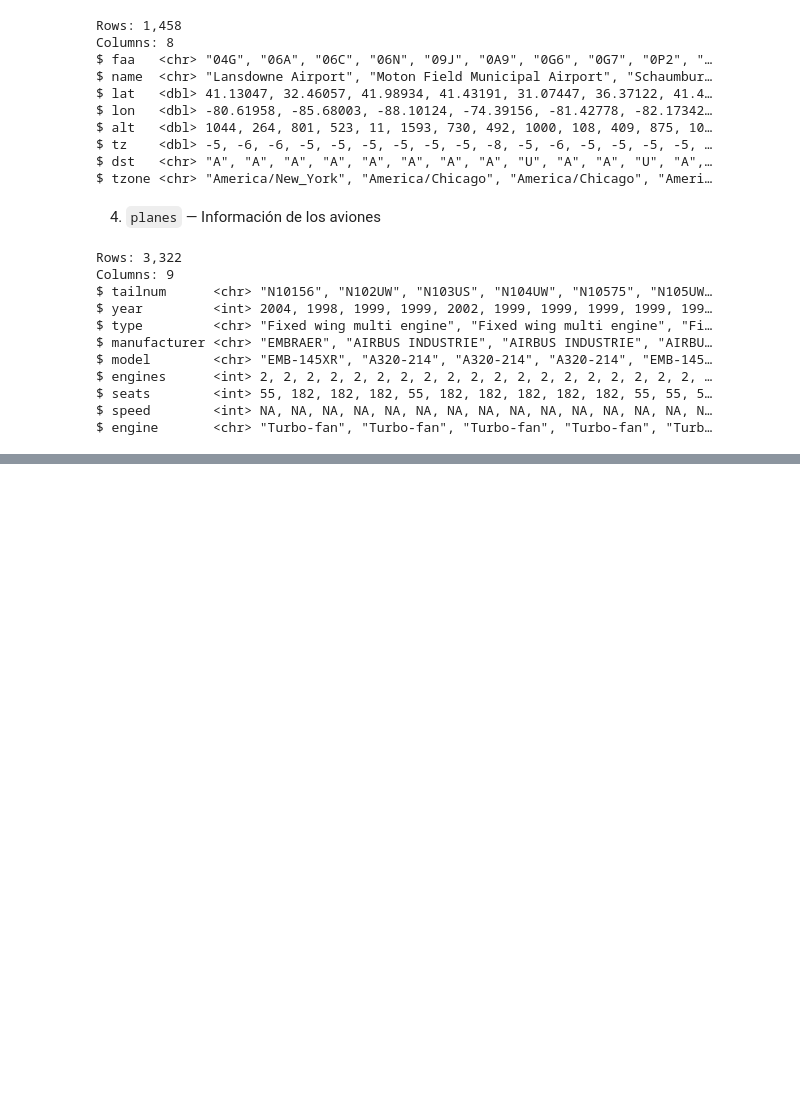
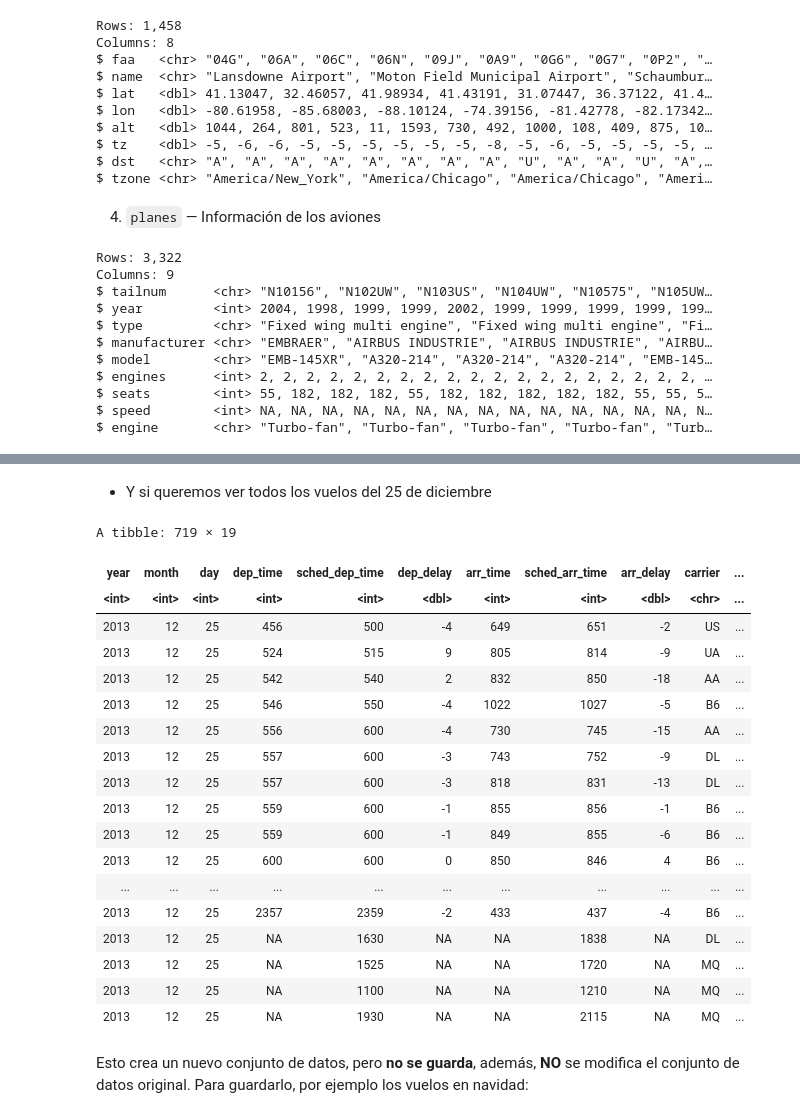
Before and after one commit to ednavivianasegura/ERAP_Curso_R, a Jupyter notebook: ERAP_R_Course.ipynb, the cells around one changed output, grey strips where cells are left out. Saved outputs shown, nothing was run; the diff lists cells and outputs as text; code cells hidden in the pictures; blank space fills up the shorter version.

```diff
--- a/ERAP_R_Course.ipynb
+++ b/ERAP_R_Course.ipynb
@@ -275,0 +436,26 @@ $ engine       <chr> "Turbo-fan", "Turbo-fan", "Turbo-fan", "Turbo-fan", "Turb
+# %% [markdown]
+- Y si queremos ver todos los vuelos del 25 de diciembre
+# %%
+filter(flights,month==12,day==25)
+# %% [output]
+A tibble: 719 × 19
+| year | month | day | dep_time | sched_dep_time | dep_delay | arr_time | sched_arr_time | arr_delay | carrier | ... |
+| <int> | <int> | <int> | <int> | <int> | <dbl> | <int> | <int> | <dbl> | <chr> | ... |
+| 2013 | 12 | 25 | 456 | 500 | -4 | 649 | 651 | -2 | US | ... |
+| 2013 | 12 | 25 | 524 | 515 | 9 | 805 | 814 | -9 | UA | ... |
+| 2013 | 12 | 25 | 542 | 540 | 2 | 832 | 850 | -18 | AA | ... |
+| 2013 | 12 | 25 | 546 | 550 | -4 | 1022 | 1027 | -5 | B6 | ... |
+| 2013 | 12 | 25 | 556 | 600 | -4 | 730 | 745 | -15 | AA | ... |
+| 2013 | 12 | 25 | 557 | 600 | -3 | 743 | 752 | -9 | DL | ... |
+| 2013 | 12 | 25 | 557 | 600 | -3 | 818 | 831 | -13 | DL | ... |
+| 2013 | 12 | 25 | 559 | 600 | -1 | 855 | 856 | -1 | B6 | ... |
+| 2013 | 12 | 25 | 559 | 600 | -1 | 849 | 855 | -6 | B6 | ... |
+| 2013 | 12 | 25 | 600 | 600 | 0 | 850 | 846 | 4 | B6 | ... |
+| ... | ... | ... | ... | ... | ... | ... | ... | ... | ... | ... |
+| 2013 | 12 | 25 | 2357 | 2359 | -2 | 433 | 437 | -4 | B6 | ... |
+| 2013 | 12 | 25 | NA | 1630 | NA | NA | 1838 | NA | DL | ... |
+| 2013 | 12 | 25 | NA | 1525 | NA | NA | 1720 | NA | MQ | ... |
+| 2013 | 12 | 25 | NA | 1100 | NA | NA | 1210 | NA | MQ | ... |
+| 2013 | 12 | 25 | NA | 1930 | NA | NA | 2115 | NA | MQ | ... |
+# %% [markdown]
+Esto crea un nuevo conjunto de datos, pero **no se guarda**, además, **NO** se modifica el conjunto de datos original. Para guardarlo, por ejemplo los vuelos en navidad:
```
Also changed, not shown: parts of 16 cells of this notebook.
